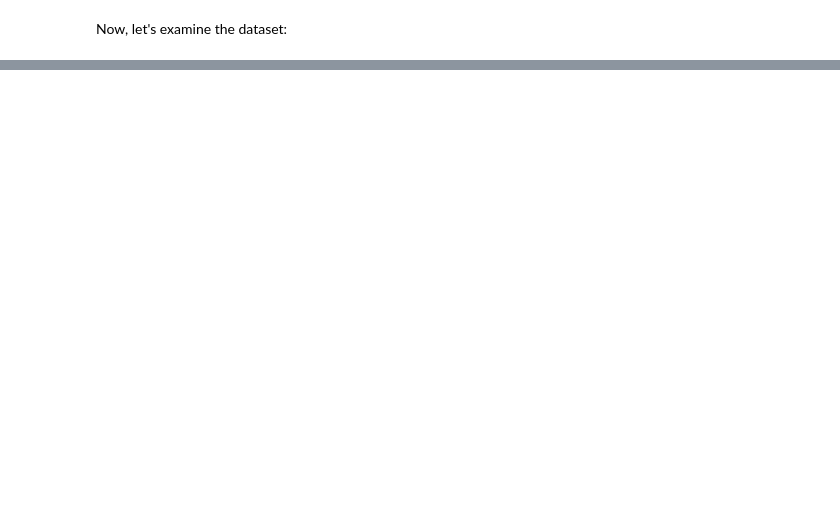
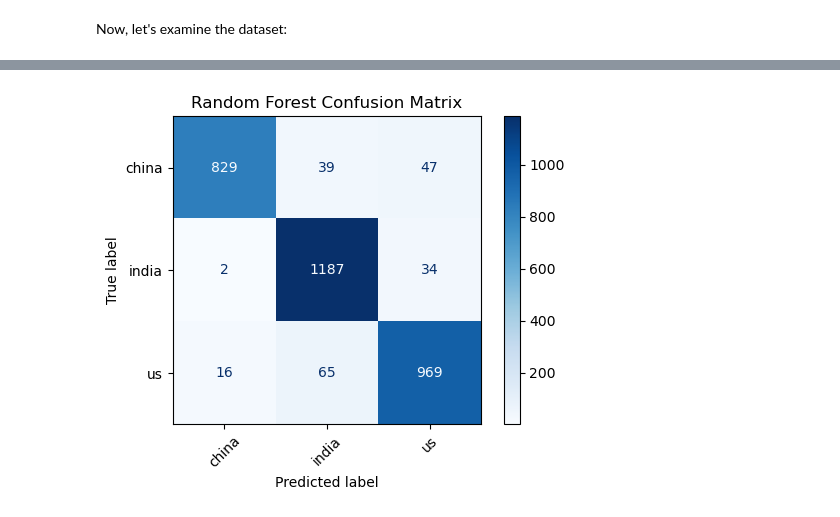
Before and after one commit to noise-course/course-project-chrislowzhengxi, a Jupyter notebook: final/final_notebook.ipynb, the cells around one changed output, grey strips where cells are left out. Saved outputs shown, nothing was run; the diff lists cells and outputs as text; code cells hidden in the pictures; blank space fills up the shorter version.

```diff
--- a/final/final_notebook.ipynb
+++ b/final/final_notebook.ipynb
@@ -161,0 +168,21 @@ Name: count, dtype: int64
+# %%
+from sklearn.ensemble import RandomForestClassifier
+from sklearn.metrics import accuracy_score, balanced_accuracy_score, classification_report
+
+rf = RandomForestClassifier(
+    n_estimators=200,
+    max_depth=None,
+    random_state=42,
+    n_jobs=-1,
+)
+
+rf.fit(X_train, y_train)
+
+
+y_pred = rf.predict(X_test)
+
+print("Accuracy:", accuracy_score(y_test, y_pred))
+print("Balanced accuracy:", balanced_accuracy_score(y_test, y_pred))
+
+print("\nClassification report:")
+print(classification_report(y_test, y_pred))
@@ -161,0 +203,8 @@ Name: count, dtype: int64
+# %%
+from sklearn.metrics import ConfusionMatrixDisplay
+
+ConfusionMatrixDisplay.from_estimator(rf, X_test, y_test, cmap="Blues", xticks_rotation=45)
+plt.title("Random Forest Confusion Matrix")
+plt.show()
+# %% [output]
+[figure, added]
```
Also changed, not shown: parts of 44 cells of this notebook.
